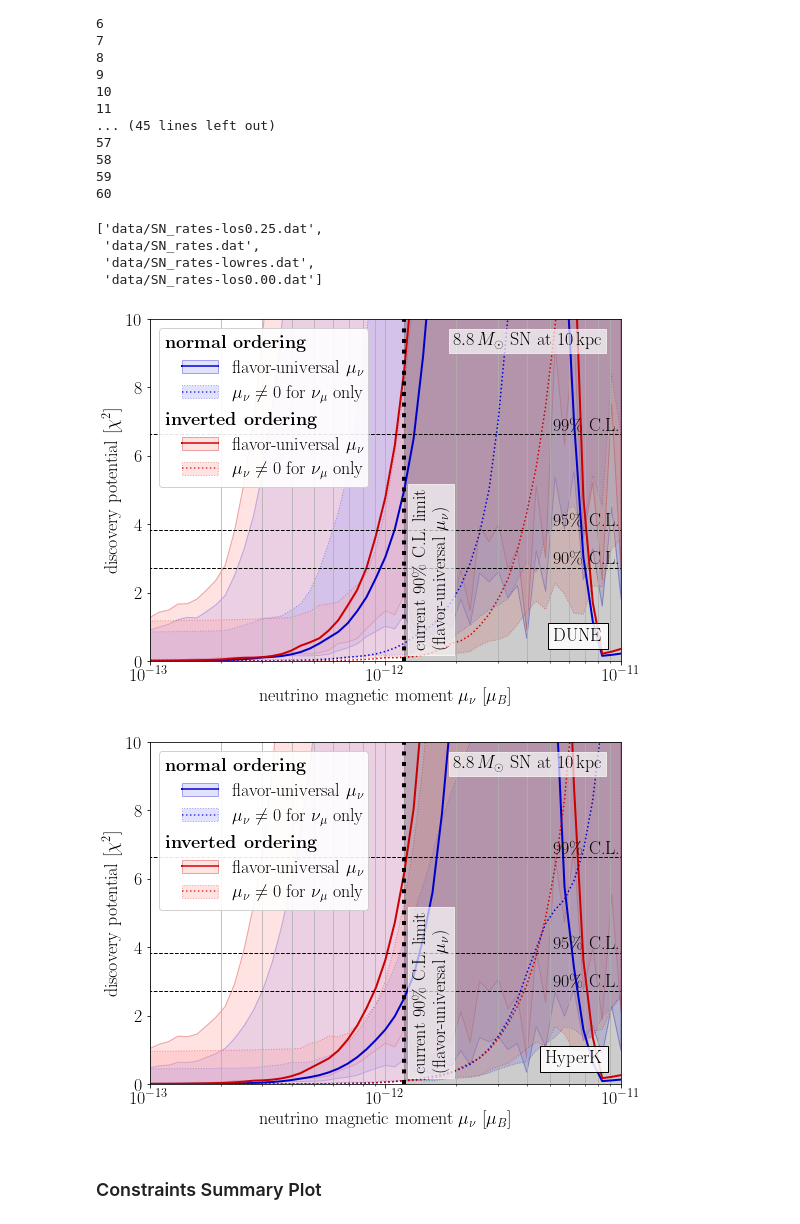
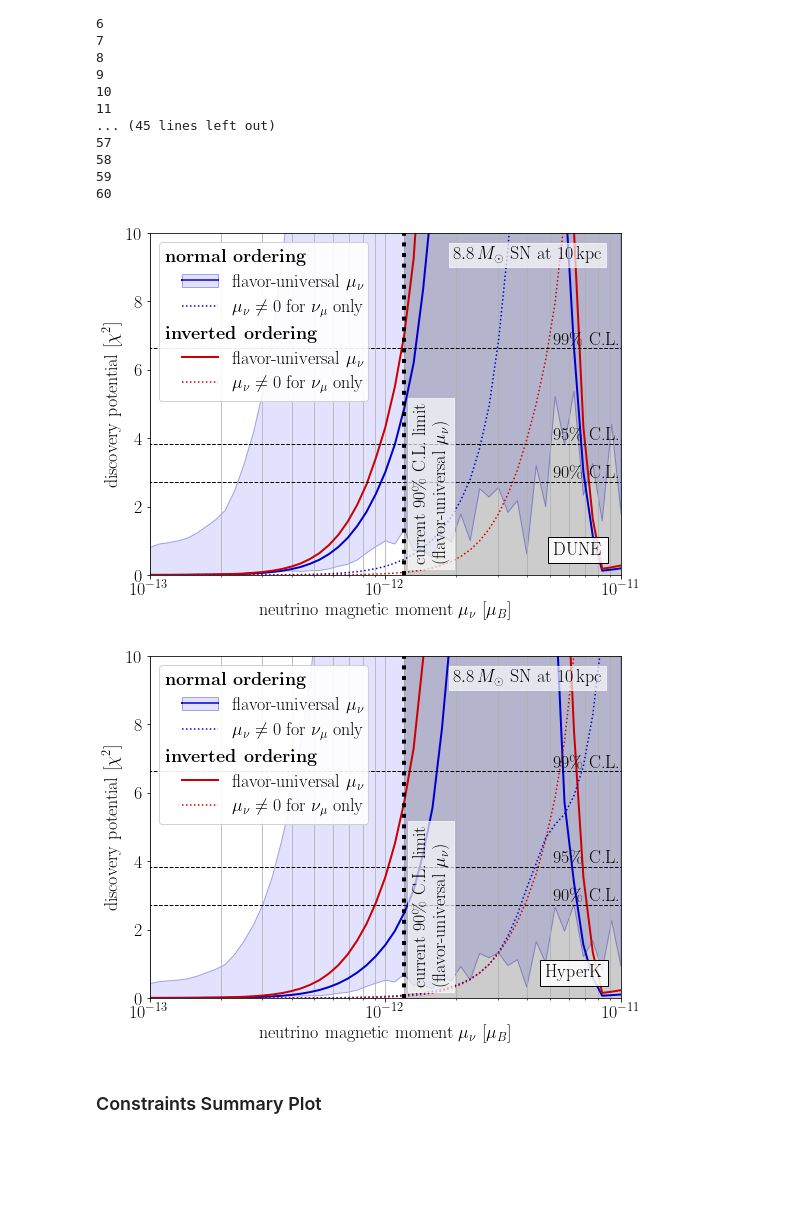
Before and after one commit to koppj/mm-astro-nu, a Jupyter notebook: SN_detection_turbulent.ipynb, the cells around one changed output. Cells and saved outputs as stored; diff of their text form; code cells hidden in the pictures; blank space fills up the shorter version.

```diff
--- a/SN_detection_turbulent.ipynb
+++ b/SN_detection_turbulent.ipynb
@@ -67,20 +70,21 @@ fig.savefig('B-field-plot-los{:.2f}.pdf'.format(theta_los/np.pi), bbox_inches=ex
 # compute event rates
 mu0       = 5e-13 * mu_b             # magnetic moment
 d         = 10*kpc                   # distance to the SN
-theta_los = np.pi/4.                 # direction of line of sight
+theta_los = 0.                       # direction of line of sight
+phi_los   = np.pi                    #   phi_los=0. = away from the GC
 l0        = 0.01                     # nominal outer turbulence scale [kpc]
 B0        = 2.                       # nominal B field strength [muG]
 n_samples = 100                      # number of random B field configurations
 l_table   = 10**rnd.uniform(-3,-1,size=n_samples)  # outer turbulence scale [kpc]
 B_table   = rnd.normal(scale=5, size=n_samples)    # magnetic field strength [muG]
 a_table   = rnd.normal(scale=0.1, size=n_samples)  # flux normalization bias
-p         = neutrino_propagator(d=d, theta_los=theta_los, Bturb=B0, outer_scale=l0, mu_range=[0,1.01*mu0])
+p         = neutrino_propagator(d=d, theta_los=theta_los, phi_los=phi_los, Bturb=B0, outer_scale=l0, mu_range=[0,1.01*mu0])
 chi_NH_0, rates_NH_0 = p.propagate_sn_neutrinos(mu0*M_all_flavors, mh='NH', a_norm=0., return_rates=True)
 chi_IH_0, rates_IH_0 = p.propagate_sn_neutrinos(mu0*M_all_flavors, mh='IH', a_norm=0., return_rates=True)
 chi_rates_NH = []
 chi_rates_IH = []
 for l, B, a in zip(l_table, B_table, a_table):
-    p.generate_B_field_gal(d=d, theta_los=theta_los, Bturb=B, outer_scale=l, random_B_coh=True, mu_range=[0,1.01*mu0])
+    p.generate_B_field_gal(d=d, theta_los=theta_los, phi_los=phi_los, Bturb=B, outer_scale=l, random_B_coh=True, mu_range=[0,1.01*mu0])
     chi_rates_NH.append(p.propagate_sn_neutrinos(mu0*M_all_flavors, mh='NH', a_norm=a, return_rates=True))
     chi_rates_IH.append(p.propagate_sn_neutrinos(mu0*M_all_flavors, mh='IH', a_norm=a, return_rates=True))
 
@@ -360,7 +374,8 @@ mu_min          = 1e-13 * mu_b
 mu_max          = 1e-11 * mu_b
 mu_table        = np.logspace(np.log10(mu_min/mu_b), np.log10(mu_max/mu_b), 51) * mu_b
 d               = 10*kpc                   # distance to the SN
-theta_los       = np.pi/4                  # direction of line of sight
+theta_los       = 0.                       # direction of line of sight
+phi_los         = np.pi                    #   phi_los=0. = away from the GC
 l0              = 0.01                     # nominal outer turbulence scale [kpc]
 B0              = 2.                       # nominal B field strength [muG]
 sigma_l         = 0.05                     # systematic uncertainty in the outer turbulence scale [kpc]
@@ -373,12 +388,12 @@ B_table         = np.array([B0] + list(rnd.normal(scale=5,size=n_samples)))    #
 a_table         = np.array([0.] + list(rnd.normal(scale=0.1,size=n_samples)))  # flux normalization bias
 rate_table_DUNE = {}  # structure of these tables:
 rate_table_HK   = {}  #   ((mh,s), nuisance param. point, magn. moment, (exp,nu/nubar,mu/nomu), flavor, time)
-p               = neutrino_propagator(d=d, theta_los=theta_los, Bturb=B0, outer_scale=l0, mu_range=np.array([0]))
+p               = neutrino_propagator(d=d, theta_los=theta_los, phi_los=phi_los, Bturb=B0, outer_scale=l0, mu_range=np.array([0]))
                       # use dummy mu_range here - the real one will be used below
 for j, l, B, a in zip(range(n_samples+1), l_table, B_table, a_table):
     print(j)
     np.savetxt('chi2.log', [j,l,B,a])
-    p.generate_B_field_gal(d=d, theta_los=theta_los, Bturb=B, outer_scale=l, random_B_coh=True, cpus=8,
+    p.generate_B_field_gal(d=d, theta_los=theta_los, phi_los=phi_los, Bturb=B, outer_scale=l, random_B_coh=True, cpus=8,
                            mu_range=np.array([0] + list(mu_table[::2]) + [1.1*mu_max]))
     for mh in ['NH','IH']:
         for s, M in zip(['muonly','allflavors'], [M_mu_only, M_all_flavors]):
@@ -399,7 +414,7 @@ for j, l, B, a in zip(range(n_samples+1), l_table, B_table, a_table):
                     rate_table_HK[mh,s].append(rates_HK)
 
             # we write results to disk intermittently in case something goes wrong
-            with open('data/SN_rates-los{:.2f}.dat'.format(theta_los/np.pi), 'wb') as f:
+            with open('data/SN_rates-los{:.2f}.dat'.format(phi_los/np.pi), 'wb') as f:
                 pickle.dump((mu_table, l_table, B_table, a_table, rate_table_DUNE, rate_table_HK), f)
 # %% [output]
 0
@@ -419,13 +434,6 @@ for j, l, B, a in zip(range(n_samples+1), l_table, B_table, a_table):
 58
 59
 60
-# %%
-glob.glob('data/SN_rate*.dat')
-# %% [output]
-['data/SN_rates-los0.25.dat',
- 'data/SN_rates.dat',
- 'data/SN_rates-lowres.dat',
- 'data/SN_rates-los0.00.dat']
 # %%
 #mode = 'sensitivity'   # compute sensitivity
 mode = 'discovery'     # compute discovery potential
@@ -466,8 +474,8 @@ for mh in ['NH','IH']:
                                                          + r_true[j][exp,'nu','mu'], axis=0),
                                                   np.sum(r_test[0][exp,'nu','nomu']
                                                          + r_test[0][exp,'nu','nomu'], axis=0)))
-                                    + (l - l0)**2 / sigma_l**2          # constraints on nuisance parameters
-                                    + (B - B0)**2 / sigma_B**2
+#                                    + (l - l0)**2 / sigma_l**2          # constraints on nuisance parameters
+#                                    + (B - B0)**2 / sigma_B**2
                                     + a**2 / sigma_a**2
                                 for j in range(len(r_test)) ]           # loop over test values of mu
                                 for r_test, l, B, a in zip(rate_table[exp][mh,s], l_table, B_table, a_table) ]
@@ -509,20 +517,20 @@ for exp in ['DUNE','HK']:
                                               np.quantile(chi2_table['allflavors','NH',exp], 1-q, axis=0),
                                               color='#aaaaff55', ec='#0000cc55', lw=1)
     plot_allflavors_IH,     = ax.plot(mu_table/mu_b, chi2_table['allflavors','IH',exp][0], c='#cc0000', lw=2)
-    plot_allflavors_err_IH  = ax.fill_between(mu_table/mu_b,
-                                              np.quantile(chi2_table['allflavors','IH',exp], q,   axis=0),
-                                              np.quantile(chi2_table['allflavors','IH',exp], 1-q, axis=0),
-                                              color='#ffaaaa55', ec='#cc000055', lw=1)
+#    plot_allflavors_err_IH  = ax.fill_between(mu_table/mu_b,
+#                                              np.quantile(chi2_table['allflavors','IH',exp], q,   axis=0),
+#                                              np.quantile(chi2_table['allflavors','IH',exp], 1-q, axis=0),
+#                                              color='#ffaaaa55', ec='#cc000055', lw=1)
     plot_muonly_NH,         = ax.plot(mu_table/mu_b, chi2_table['muonly','NH',exp][0],     c='#0000cc', ls=':')
-    plot_muonly_err_NH      = ax.fill_between(mu_table/mu_b,
-                                              np.quantile(chi2_table['muonly','NH',exp], q,   axis=0),
-                                              np.quantile(chi2_table['muonly','NH',exp], 1-q, axis=0),
-                                              color='#aaaaff55', ec='#0000cc55', lw=1, ls=':')
+#    plot_muonly_err_NH      = ax.fill_between(mu_table/mu_b,
+#                                              np.quantile(chi2_table['muonly','NH',exp], q,   axis=0),
+#                                              np.quantile(chi2_table['muonly','NH',exp], 1-q, axis=0),
+#                                              color='#aaaaff55', ec='#0000cc55', lw=1, ls=':')
     plot_muonly_IH,         = ax.plot(mu_table/mu_b, chi2_table['muonly','IH',exp][0],     c='#cc0000', ls=':')
-    plot_muonly_err_IH      = ax.fill_between(mu_table/mu_b,
-                                              np.quantile(chi2_table['muonly','IH',exp], q,   axis=0),
-                                              np.quantile(chi2_table['muonly','IH',exp], 1-q, axis=0),
-                                              color='#ffaaaa55', ec='#cc000055', lw=1, ls=':')
+#    plot_muonly_err_IH      = ax.fill_between(mu_table/mu_b,
+#                                              np.quantile(chi2_table['muonly','IH',exp], q,   axis=0),
+#                                              np.quantile(chi2_table['muonly','IH',exp], 1-q, axis=0),
+#                                              color='#ffaaaa55', ec='#cc000055', lw=1, ls=':')
 
     # mark C.L. thresholds
     ax.hlines(2.71, 0, mu_table[-1]/mu_b, color='k', ls='--', lw=1)
@@ -534,8 +542,10 @@ for exp in ['DUNE','HK']:
 
     # legend
     legend_title_proxy = matplotlib.patches.Rectangle((0,0), 0, 0, color='#00000000')
-    leg = ax.legend([legend_title_proxy, (plot_allflavors_NH,plot_allflavors_err_NH), (plot_muonly_NH,plot_muonly_err_NH),
-                     legend_title_proxy, (plot_allflavors_IH,plot_allflavors_err_IH), (plot_muonly_IH,plot_muonly_err_IH)],
+#    leg = ax.legend([legend_title_proxy, (plot_allflavors_NH,plot_allflavors_err_NH), (plot_muonly_NH,plot_muonly_err_NH),
+#                     legend_title_proxy, (plot_allflavors_IH,plot_allflavors_err_IH), (plot_muonly_IH,plot_muonly_err_IH)],
+    leg = ax.legend([legend_title_proxy, (plot_allflavors_NH,plot_allflavors_err_NH), (plot_muonly_NH),
+                     legend_title_proxy, (plot_allflavors_IH), (plot_muonly_IH)],
                     [r'\bf normal ordering',  r'flavor-universal $\mu_\nu$', r'$\mu_\nu \neq 0$ for $\nu_\mu$ only',
                      r'\bf inverted ordering',r'flavor-universal $\mu_\nu$', r'$\mu_\nu \neq 0$ for $\nu_\mu$ only'],
                     handler_map={tuple: matplotlib.legend_handler.HandlerTuple()},
@@ -560,36 +570,36 @@ for exp in ['DUNE','HK']:
         leg._legend_box.set_width(195)
 
     # other labels
     plt.annotate(exp_labels[exp], (0.96,0.05), xycoords='axes fraction',
                  ha='right', va='bottom',
                  bbox=dict(boxstyle='square', fc='#ffffffdd', ec='black'))
     plt.annotate(r'$8.8\,M_\odot$ SN at 10\,kpc',
                  (0.96,0.96), xycoords='axes fraction', ha='right', va='top', backgroundcolor='#ffffffaa')
 
     ax.vlines(1.2e-12, 0, 20, colors='k', ls=':', lw=4)
     ax.axvspan(1.2e-12, 1e-10, color='#00000033')
     plt.annotate(r'\parbox{10cm}{current 90\% C.L. limit\\[-0.1cm](flavor-universal $\mu_\nu$)}', (1.3e-12,0.3),
                  rotation=90, color='k', ha='left', va='bottom', backgroundcolor='#ffffffaa')
 
     # general plot / axis properties
     if mode == 'sensitivity':
         ax.set_ylabel(r'sensitivity [$\chi^2$]')
     elif mode == 'discovery':
         ax.set_ylabel(r'discovery potential [$\chi^2$]')
     ax.set_xlim(min(mu_table)/mu_b, max(mu_table)/mu_b)
     ax.set_ylim(0, 10)
     ax.set_xscale('log')
 #    ax.xaxis.set_ticks(np.arange(0, 1.001*mu_table[-1]/mu_b, .5e-13))
 #    ax.yaxis.set_ticks(np.arange(0, 10.0001, 1))
     ax.grid(axis='x', which='both')
     ax.set_xlabel(r'neutrino magnetic moment $\mu_\nu$ [$\mu_B$]')
     plt.tight_layout()
 
-    plt.savefig('chi2-vs-mu-{:s}.pdf'.format(exp))
+    plt.savefig('fig/chi2-vs-mu-{:s}.pdf'.format(exp))
     plt.show()
 # %% [output]
-[figure, old version]
+[figure, new version]
-[figure, old version]
+[figure, new version]
 # %% [markdown]
 ### Constraints Summary Plot
 # %%
```
Also changed, not shown: parts of 2 cells of this notebook, 3 other files.
